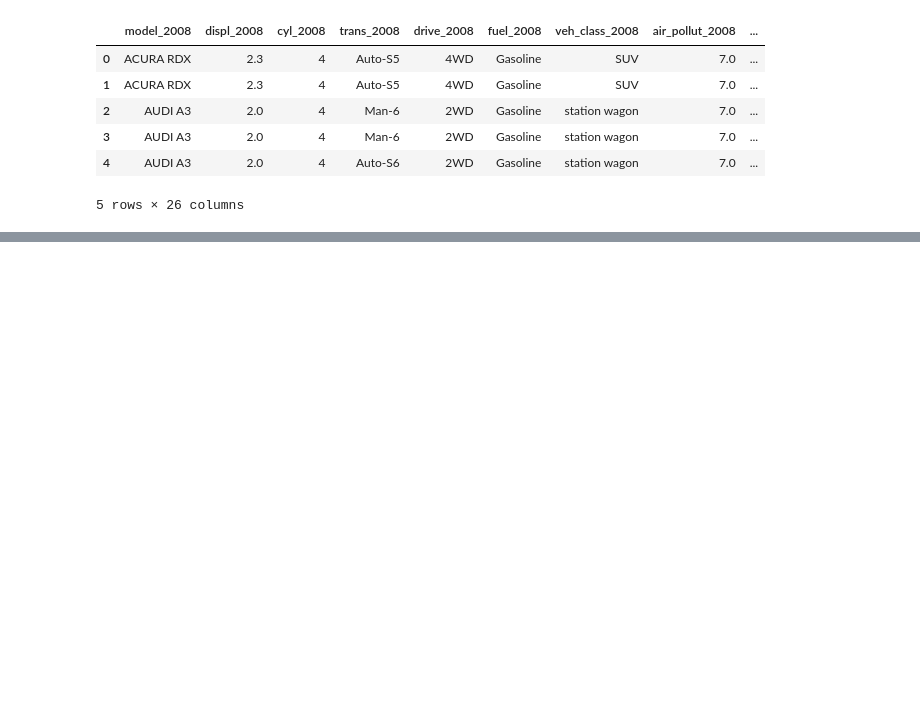
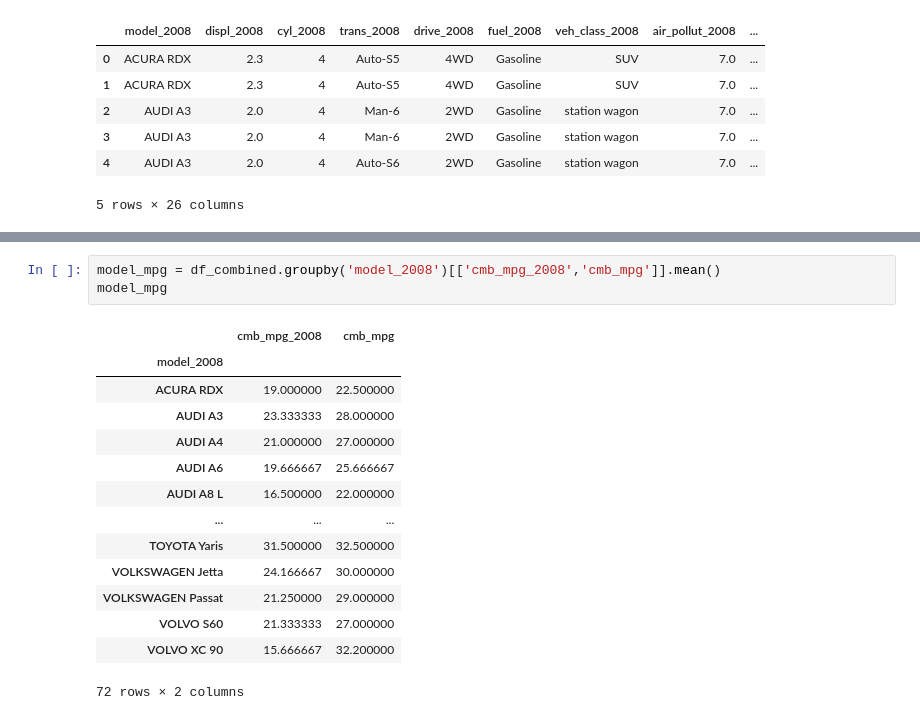
Before and after one commit to tunji-dev/Udacity_Data_Analyst_Nanodegree, a Jupyter notebook: fuel_economy_case_study/fuel_economy.ipynb, the cells around one changed output, grey strips where cells are left out. Drawn from its saved outputs; the diff is of its cells as text; blank space fills up the shorter version.

```diff
--- a/fuel_economy_case_study/fuel_economy.ipynb
+++ b/fuel_economy_case_study/fuel_economy.ipynb
@@ -954,0 +965,18 @@ df_combined.head()
+# %%
+model_mpg = df_combined.groupby('model_2008')[['cmb_mpg_2008','cmb_mpg']].mean()
+model_mpg
+# %% [output]
+|  | cmb_mpg_2008 | cmb_mpg |
+| model_2008 |  |  |
+| ACURA RDX | 19.000000 | 22.500000 |
+| AUDI A3 | 23.333333 | 28.000000 |
+| AUDI A4 | 21.000000 | 27.000000 |
+| AUDI A6 | 19.666667 | 25.666667 |
+| AUDI A8 L | 16.500000 | 22.000000 |
+| ... | ... | ... |
+| TOYOTA Yaris | 31.500000 | 32.500000 |
+| VOLKSWAGEN Jetta | 24.166667 | 30.000000 |
+| VOLKSWAGEN Passat | 21.250000 | 29.000000 |
+| VOLVO S60 | 21.333333 | 27.000000 |
+| VOLVO XC 90 | 15.666667 | 32.200000 |
+72 rows × 2 columns
```
Also changed, not shown: parts of 1 cell of this notebook.
